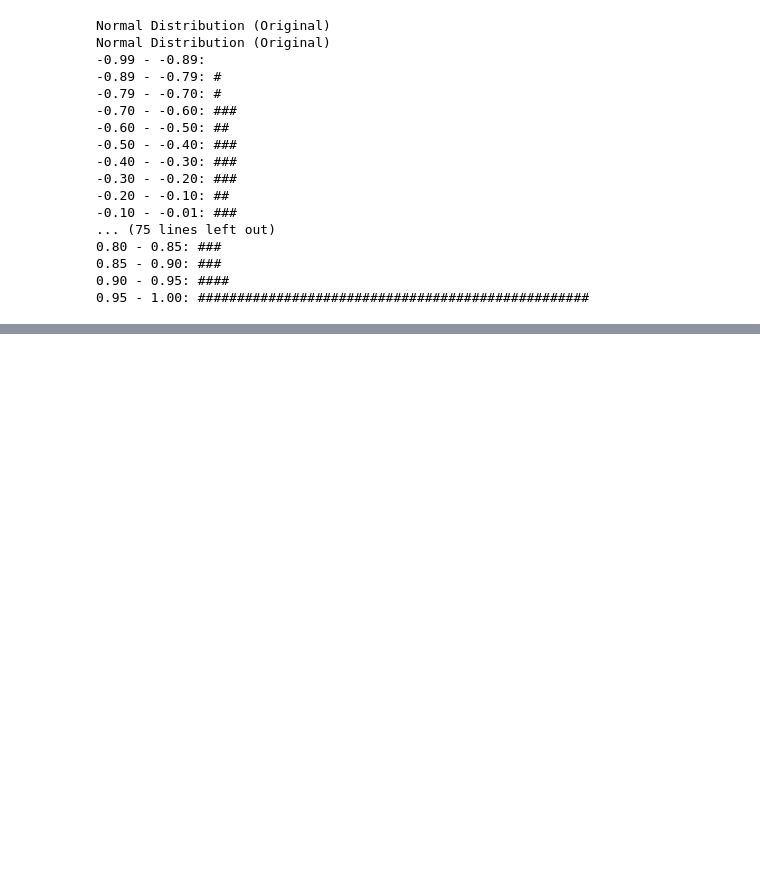
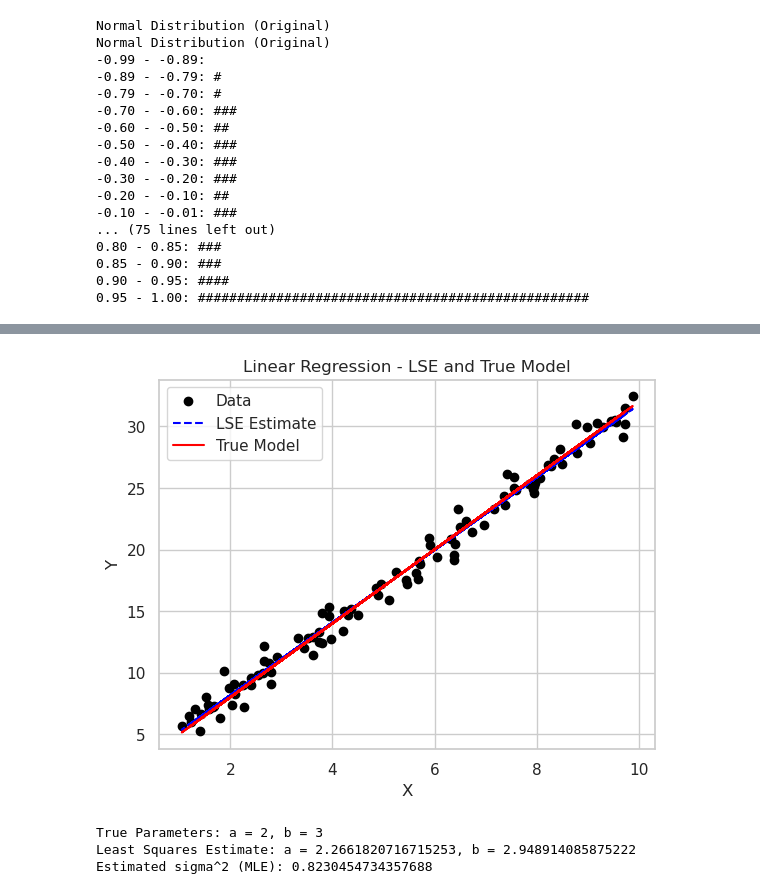
Before and after one commit to rocky115/DeepMythomatics, a Jupyter notebook: Vibrant_Chaotic_Intelligence/Chapter-1/Chapter-1_ରେମୁନା _Introduction-1_The chatoic world.ipynb, the cells around one changed output, grey strips where cells are left out. Cells and saved outputs as stored; diff of their text form; code cells hidden in the pictures; blank space fills up the shorter version.

```diff
--- a/Vibrant_Chaotic_Intelligence/Chapter-1/Chapter-1_ରେମୁନା _Introduction-1_The chatoic world.ipynb
+++ b/Vibrant_Chaotic_Intelligence/Chapter-1/Chapter-1_ରେମୁନା _Introduction-1_The chatoic world.ipynb
@@ -369,0 +566,47 @@ TypeError: reduction operation 'argmin' not allowed for this dtype
+# %%
+import numpy as np
+import matplotlib.pyplot as plt
+from scipy.stats import norm
+
+# Generate synthetic data (X, Y)
+np.random.seed(42)
+n = 100  # Number of data points
+X = np.random.uniform(1, 10, n)  # Independent variable
+a_true = 2  # True value of intercept
+b_true = 3  # True value of slope
+sigma_true = 1  # True value of standard deviation
+epsilon = np.random.normal(0, sigma_true, n)  # Normal error term
+Y = a_true + b_true * X + epsilon  # Dependent variable
+
+# Least Squares Estimation (LSE)
+X_ = np.c_[np.ones(n), X]  # Add a column of ones for intercept
+beta_LSE = np.linalg.inv(X_.T @ X_) @ X_.T @ Y  # Solve using the normal equation
+a_LSE, b_LSE = beta_LSE
+
+# Maximum Likelihood Estimation (MLE)
+# In this case, MLE for linear regression is equivalent to Least Squares when assuming normal errors
+# Thus, we use the same normal equation approach for simplicity
+
+# Plot the data and regression lines
+plt.scatter(X, Y, label='Data', color='black')
+plt.plot(X, a_LSE + b_LSE * X, label='LSE Estimate', color='blue', linestyle='--')
+plt.plot(X, a_true + b_true * X, label='True Model', color='red', linestyle='-')
+plt.xlabel('X')
+plt.ylabel('Y')
+plt.legend()
+plt.title('Linear Regression - LSE and True Model')
+plt.show()
+
+# Output results
+print(f"True Parameters: a = {a_true}, b = {b_true}")
+print(f"Least Squares Estimate: a = {a_LSE}, b = {b_LSE}")
+
+# Estimation of the variance (sigma^2) from the residuals
+residuals = Y - (a_LSE + b_LSE * X)
+sigma_est = np.sqrt(np.sum(residuals**2) / (n - 2))  # Degrees of freedom n - 2 for two parameters
+print(f"Estimated sigma^2 (MLE): {sigma_est**2}")
+# %% [output]
+[figure, added]
+True Parameters: a = 2, b = 3
+Least Squares Estimate: a = 2.2661820716715253, b = 2.948914085875222
+Estimated sigma^2 (MLE): 0.8230454734357688
```
Also changed, not shown: parts of 4 cells of this notebook.
